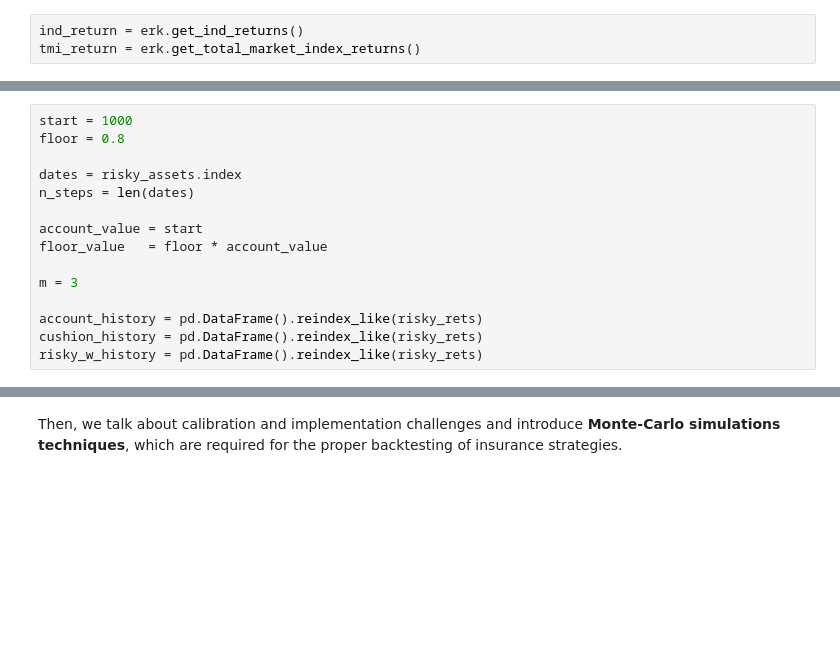
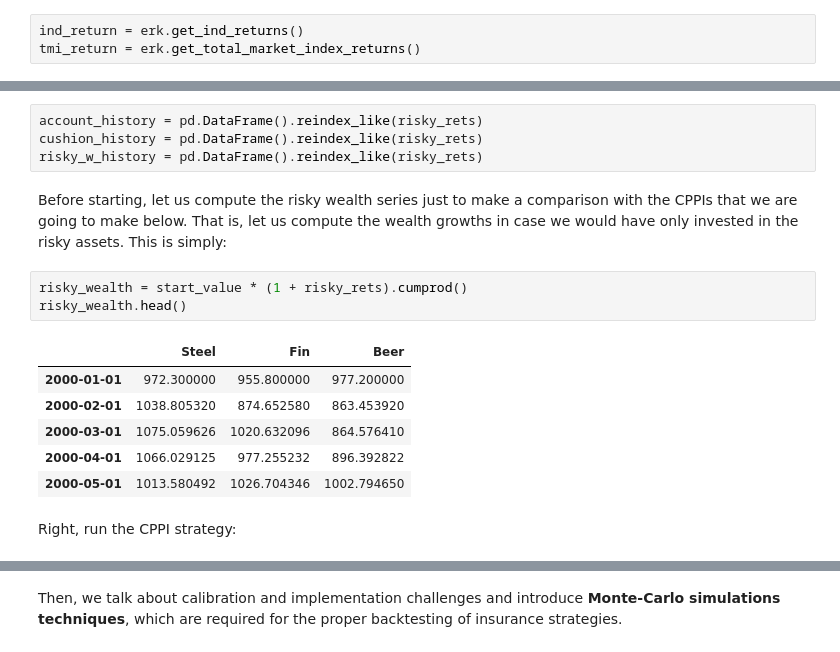
Before and after one commit to z4ir3/finance-courses, a Jupyter notebook: week-3.ipynb, the cells around one changed output, grey strips where cells are left out. Cells and saved outputs as stored; diff of their text form; blank space fills up the shorter version.

```diff
--- a/week-3.ipynb
+++ b/week-3.ipynb
@@ -333,16 +368,20 @@ safe_rets[:] = 0.03 / 12
 # %%
-start = 1000
-floor = 0.8
-
-dates = risky_assets.index
-n_steps = len(dates)
-
-account_value = start
-floor_value   = floor * account_value
-
-m = 3
-
 account_history = pd.DataFrame().reindex_like(risky_rets)
 cushion_history = pd.DataFrame().reindex_like(risky_rets)
 risky_w_history = pd.DataFrame().reindex_like(risky_rets)
+# %% [markdown]
+Before starting, let us compute the risky wealth series just to make a comparison with the CPPIs that we are going to make below.
+That is, let us compute the wealth growths in case we would have only invested in the risky assets. This is simply:
+# %%
+risky_wealth = start_value * (1 + risky_rets).cumprod()
+risky_wealth.head()
+# %% [output]
+|  | Steel | Fin | Beer |
+| 2000-01-01 | 972.300000 | 955.800000 | 977.200000 |
+| 2000-02-01 | 1038.805320 | 874.652580 | 863.453920 |
+| 2000-03-01 | 1075.059626 | 1020.632096 | 864.576410 |
+| 2000-04-01 | 1066.029125 | 977.255232 | 896.392822 |
+| 2000-05-01 | 1013.580492 | 1026.704346 | 1002.794650 |
+# %% [markdown]
+Right, run the CPPI strategy:
 # %%
```
Also changed, not shown: parts of 19 cells of this notebook.
